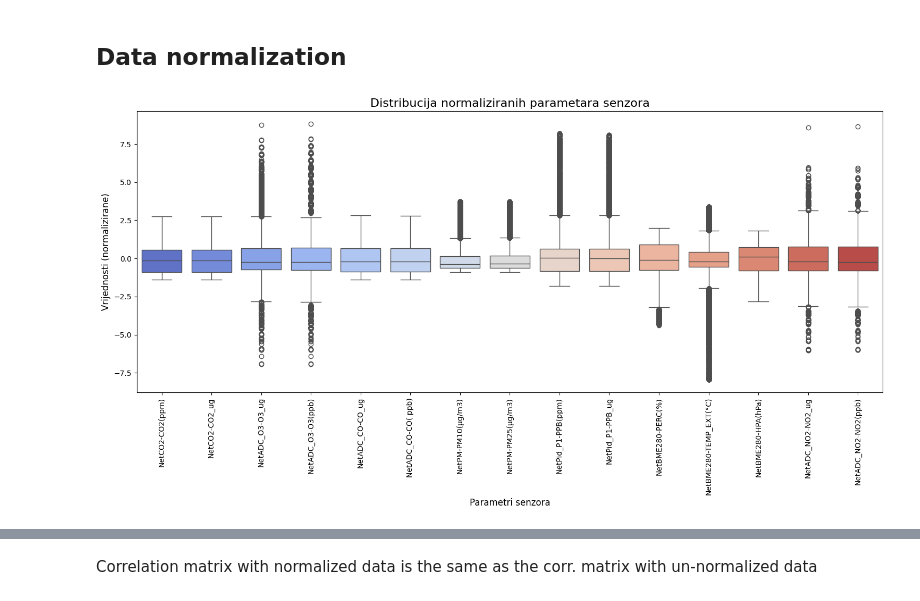
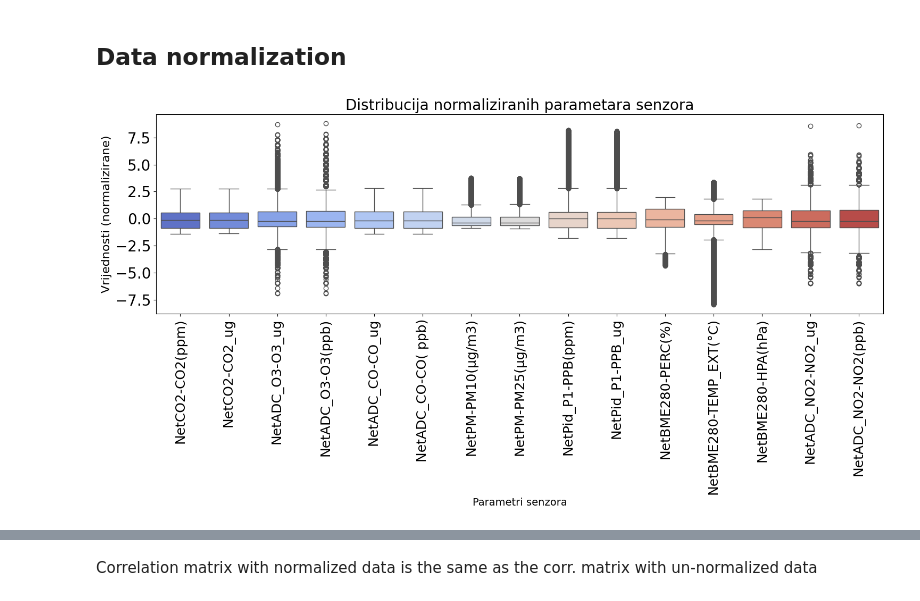
Before and after one commit to jurajtodic/AirQualityDetection, a Jupyter notebook: main.ipynb, the cells around one changed output, grey strips where cells are left out. Cells and saved outputs as stored; diff of their text form; code cells hidden in the pictures.

```diff
--- a/main.ipynb
+++ b/main.ipynb
@@ -425,21 +489,53 @@ parameters_to_normalize = [
 scaler = StandardScaler()
 sensor_df_normalized = merged_df.copy()
 sensor_df_normalized[parameters_to_normalize] = scaler.fit_transform(merged_df[parameters_to_normalize])
-# %%
-data_to_plot = sensor_df_normalized[parameters_to_normalize]
-
-plt.figure(figsize=(15, 8))  # Set the figure size
-sns.boxplot(data=data_to_plot, orient='v', palette='coolwarm')
-
-plt.title('Distribucija normaliziranih parametara senzora', fontsize=16)  # Plot title in Croatian
-plt.xticks(rotation=90)  # Rotate x-axis labels for better readability
-plt.xlabel('Parametri senzora', fontsize=12)
-plt.ylabel('Vrijednosti (normalizirane)', fontsize=12)
-
-plt.tight_layout()  # Adjust layout to prevent overlap
-plt.show()
-# %% [output]
-[figure, removed]
+# %%
+data_to_plot = sensor_df_normalized[parameters_to_normalize]
+
+plt.figure(figsize=(15, 8))  # Set the figure size
+sns.boxplot(data=data_to_plot, orient='v', palette='coolwarm')
+
+plt.title('Distribucija normaliziranih parametara senzora', fontsize=20)  # Larger title
+plt.xticks(rotation=90, fontsize=18)  # Larger x-axis labels
+plt.yticks(fontsize=20)  # Larger y-axis labels
+plt.xlabel('Parametri senzora', fontsize=14)
+plt.ylabel('Vrijednosti (normalizirane)', fontsize=16)
+
+plt.tight_layout()  # Adjust layout to prevent overlap
+plt.show()
+
+# # Split the parameters into two groups
+# half = len(parameters_to_normalize) // 2
+# params_1 = parameters_to_normalize[:half]
+# params_2 = parameters_to_normalize[half:]
+
+# # Prepare data for each subplot
+# data_1 = sensor_df_normalized[params_1]
+# data_2 = sensor_df_normalized[params_2]
+
+# # Create stacked subplots
+# fig, axes = plt.subplots(2, 1, figsize=(15, 12), sharey=True)
+
+# # First boxplot (Group 1)
+# sns.boxplot(data=data_1, orient='v', palette='coolwarm', ax=axes[0])
+# # axes[0].set_title('Distribucija normaliziranih parametara senzora (grupa 1)', fontsize=20)
+# axes[0].set_xticklabels(axes[0].get_xticklabels(), rotation=45, fontsize=18)
+# axes[0].tick_params(axis='y', labelsize=14)
+# axes[0].set_xlabel('')
+# axes[0].set_ylabel('Vrijednosti (normalizirane)', fontsize=16)
+
+# # Second boxplot (Group 2)
+# sns.boxplot(data=data_2, orient='v', palette='coolwarm', ax=axes[1])
+# # axes[1].set_title('Distribucija normaliziranih parametara senzora (grupa 2)', fontsize=20)
+# axes[1].set_xticklabels(axes[1].get_xticklabels(), rotation=45, fontsize=18)
+# axes[1].tick_params(axis='y', labelsize=14)
+# axes[1].set_xlabel('Parametri senzora', fontsize=16)
+# axes[1].set_ylabel('Vrijednosti (normalizirane)', fontsize=16)
+
+# plt.tight_layout()
+# plt.show()
+# %% [output]
+[figure, added]
 # %%
 # Generate correlation matrix
 correlation_matrix = sensor_df_normalized[columns_to_consider].corr()
```
Also changed, not shown: parts of 7 cells of this notebook, 4 other files.
